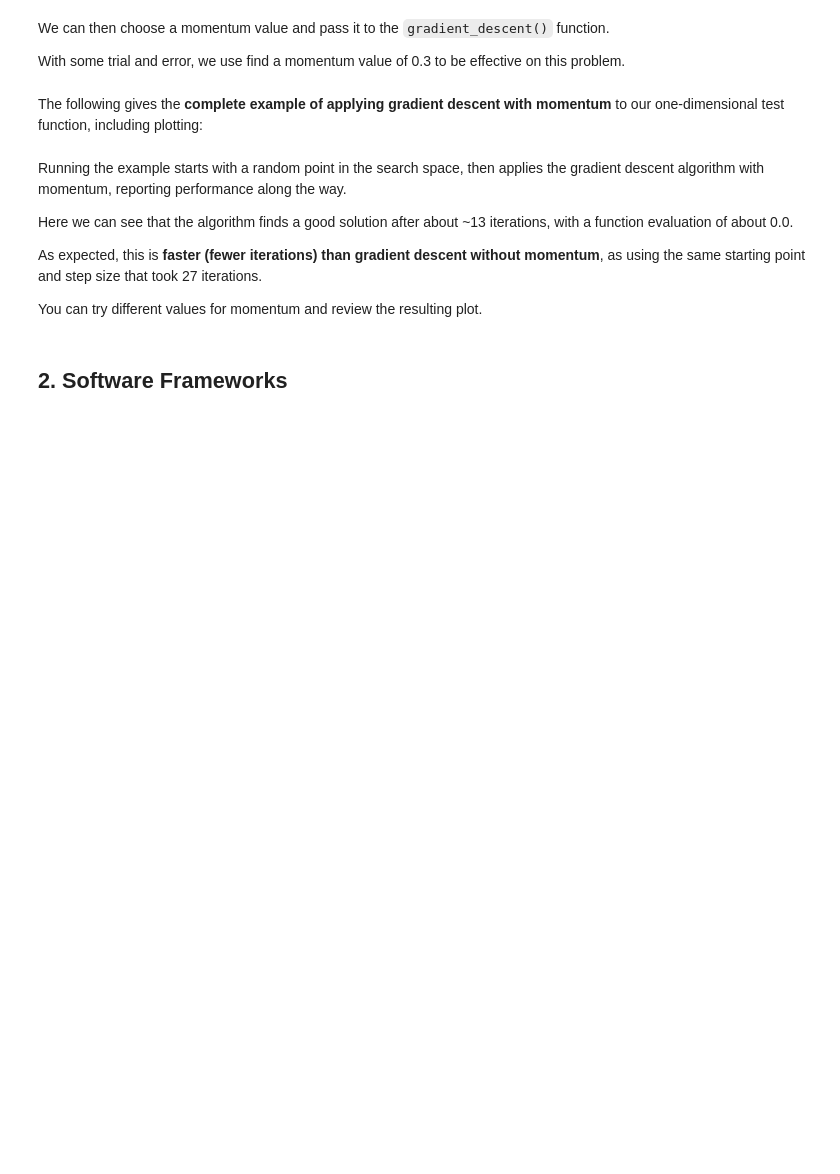
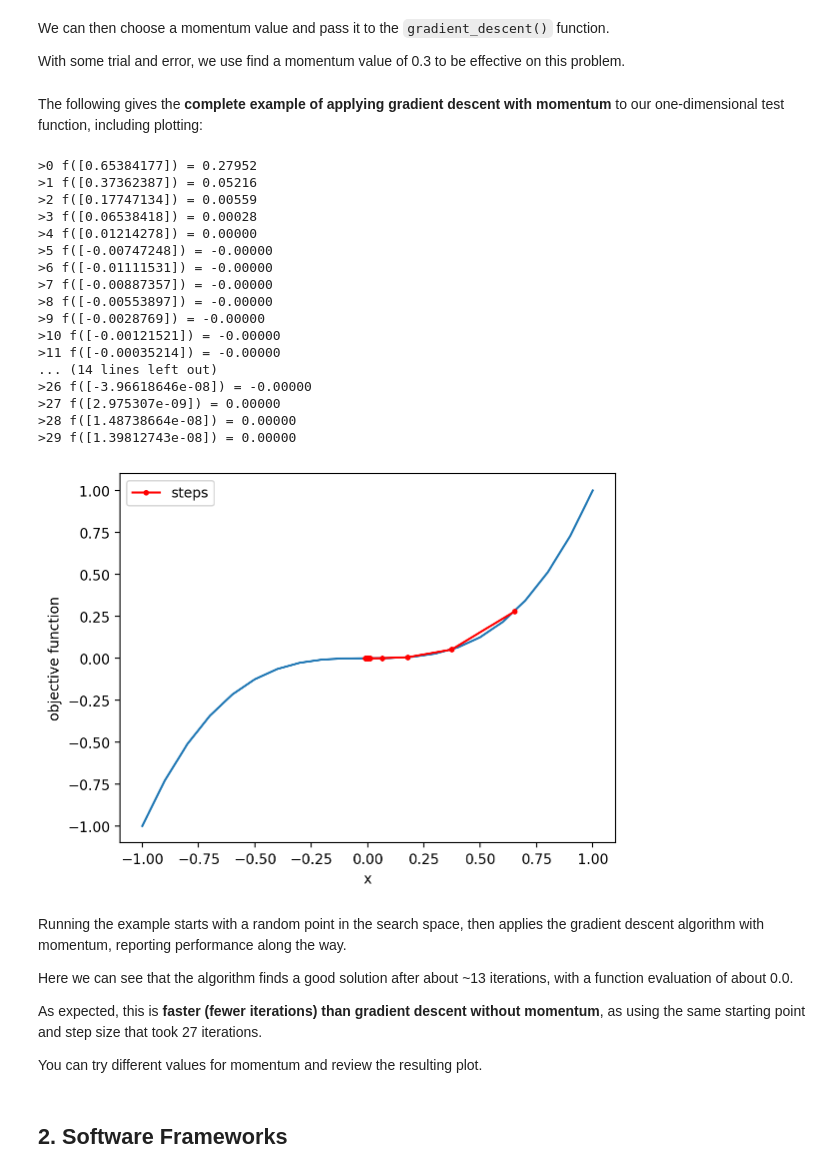
Before and after one commit to ninahernitschek/advanced_machine_learning_2025_2, a Jupyter notebook: lecture_4.ipynb, the cells around one changed output. Drawn from its saved outputs; the diff is of its cells as text; code cells hidden in the pictures; blank space fills up the shorter version.

```diff
--- a/lecture_4.ipynb
+++ b/lecture_4.ipynb
@@ -296,34 +301,61 @@ def gradient_descent_with_momentum(objective, derivative, bounds, n_iter, step_s
    # evaluate candidate point
    solution_eval = objective(solution)
    # store solution
    solutions.append(solution)
    scores.append(solution_eval)
    # report progress
    print('>%d f(%s) = %.5f' % (i, solution, solution_eval))
  return [solutions, scores]
 
 # seed the pseudo random number generator
 seed(4)
 # define range for input
 bounds = asarray([[-1.0, 1.0]])
 # define the total iterations
 n_iter = 30
 # define the step size
 step_size = 0.1
 # define momentum
 momentum = 0.3
 # perform the gradient descent search with momentum
 solutions, scores = gradient_descent_with_momentum(objective, derivative, bounds, n_iter, step_size, momentum)
 # sample input range uniformly at 0.1 increments
 inputs = arange(bounds[0,0], bounds[0,1]+0.1, 0.1)
 # compute targets
 results = objective(inputs)
 # create a line plot of input vs result
 pyplot.plot(inputs, results)
 # plot the solutions found
-pyplot.plot(solutions, scores, '.-', color='red')
+pyplot.plot(solutions, scores, '.-', color='red',label='steps')
+
+pyplot.xlabel('x')
+pyplot.ylabel('objective function')
+# plot the solutions found
+
+pyplot.legend()
+
+
 # show the plot
 pyplot.show()
+# %% [output]
+>0 f([0.65384177]) = 0.27952
+>1 f([0.37362387]) = 0.05216
+>2 f([0.17747134]) = 0.00559
+>3 f([0.06538418]) = 0.00028
+>4 f([0.01214278]) = 0.00000
+>5 f([-0.00747248]) = -0.00000
+>6 f([-0.01111531]) = -0.00000
+>7 f([-0.00887357]) = -0.00000
+>8 f([-0.00553897]) = -0.00000
+>9 f([-0.0028769]) = -0.00000
+>10 f([-0.00121521]) = -0.00000
+>11 f([-0.00035214]) = -0.00000
+... (14 lines left out)
+>26 f([-3.96618646e-08]) = -0.00000
+>27 f([2.975307e-09]) = 0.00000
+>28 f([1.48738664e-08]) = 0.00000
+>29 f([1.39812743e-08]) = 0.00000
+[figure, added]
 # %% [markdown]
 
 Running the example starts with a random point in the search space, then applies the gradient descent algorithm with momentum, reporting performance along the way.
```
Also changed, not shown: parts of 1 cell of this notebook.
